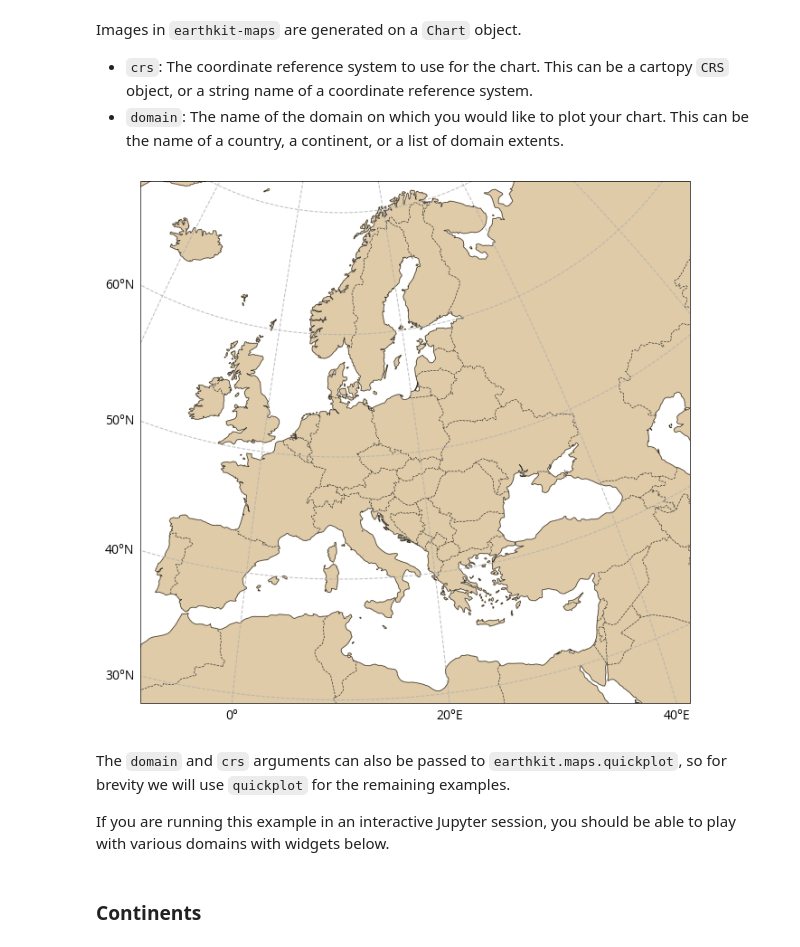
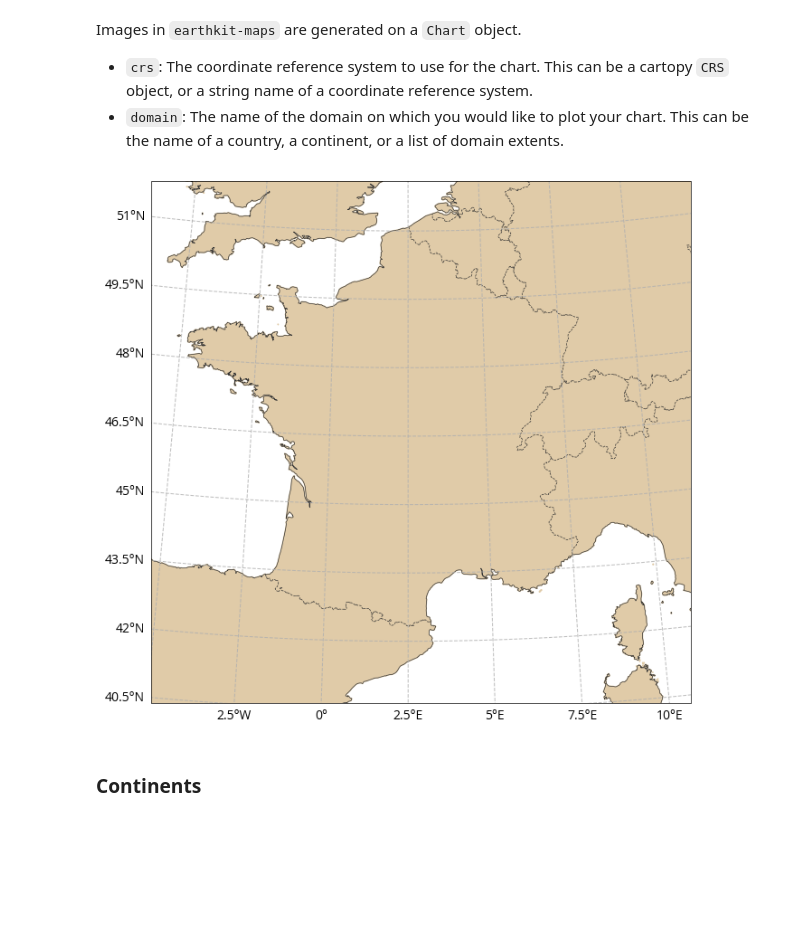
Before and after one commit to ecmwf/earthkit-maps, a Jupyter notebook: docs/examples/domains-projections.ipynb, the cells around one changed output. Drawn from its saved outputs; the diff is of its cells as text; code cells hidden in the pictures; blank space fills up the shorter version.

Commit message:
Updates examples

```diff
--- a/docs/examples/domains-projections.ipynb
+++ b/docs/examples/domains-projections.ipynb
@@ -8,18 +8,14 @@ Images in `earthkit-maps` are generated on a `Chart` object.
 - `crs`: The coordinate reference system to use for the chart. This can be a cartopy `CRS` object, or a string name of a coordinate reference system.
 - `domain`: The name of the domain on which you would like to plot your chart. This can be the name of a country, a continent, or a list of domain extents.
 # %%
-chart = Chart(domain="Europe")
+chart = Chart(domain="France")
 chart.coastlines()
 chart.land()
 chart.borders()
 chart.gridlines()
 chart.show()
 # %% [output]
-[figure, old version]
+[figure, new version]
-# %% [markdown]
-The `domain` and `crs` arguments can also be passed to `earthkit.maps.quickplot`, so for brevity we will use `quickplot` for the remaining examples.
-
-If you are running this example in an interactive Jupyter session, you should be able to play with various domains with widgets below.
 # %% [markdown]
 ### Continents
 # %%
```
Also changed, not shown: parts of 2 cells of this notebook, 7 other files.
